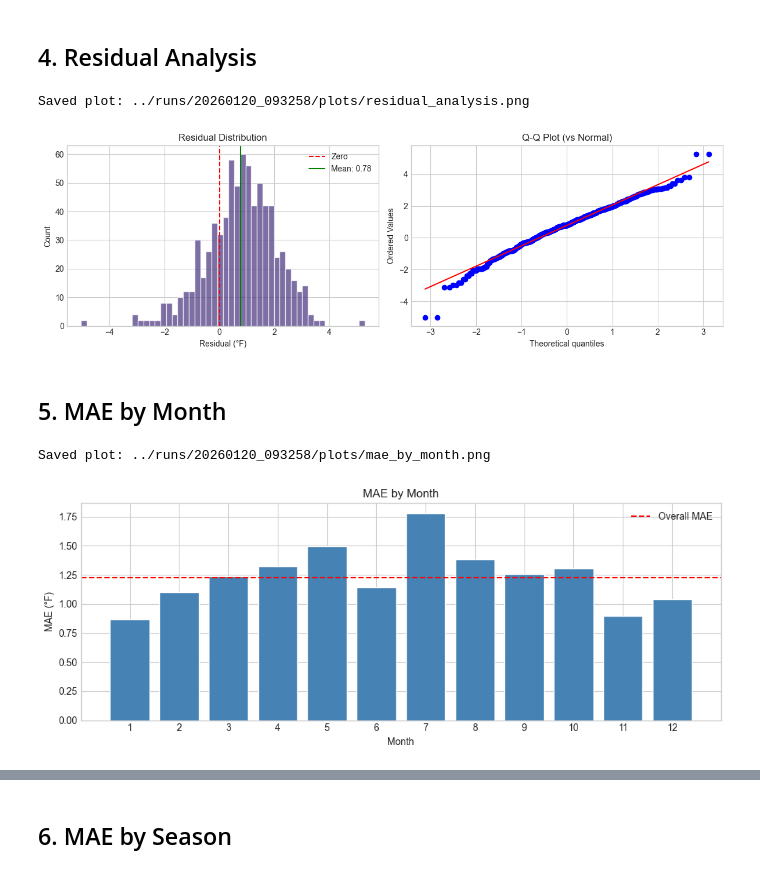
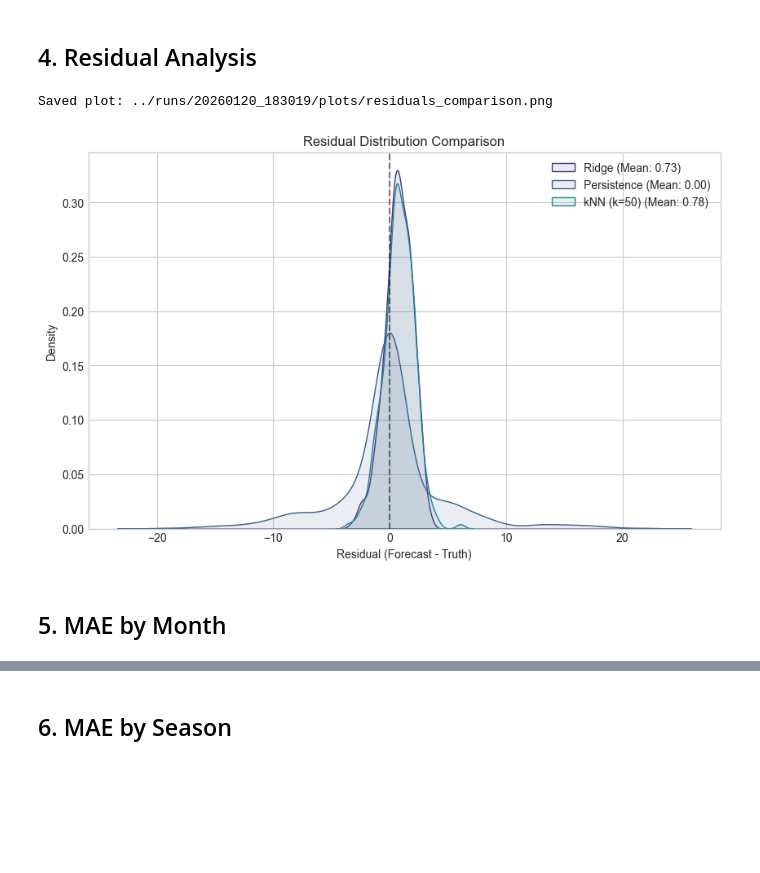
Before and after one commit to kyler505/temp-data-pipeline, a Jupyter notebook: notebooks/eval_daily_tmax_analysis.ipynb, the cells around one changed output, grey strips where cells are left out. Drawn from its saved outputs; the diff is of its cells as text; code cells hidden in the pictures; blank space fills up the shorter version.

```diff
--- a/notebooks/eval_daily_tmax_analysis.ipynb
+++ b/notebooks/eval_daily_tmax_analysis.ipynb
@@ -60,5 +42,6 @@ Artifacts: /Users/kcao/Documents/temp-data-pipeline/runs/20260120_093258
 runs = list_runs(Path('../runs'))
 print(f"Available runs ({len(runs)}):")
 for r in runs[:5]:
-    print(f"  - {r['run_id']}: {r.get('run_name', 'N/A')}")
+    model_info = f"Models: {r['model_names']}" if r.get('is_multi_model') else f"Run: {r.get('run_name')}"
+    print(f"  - {r['run_id']} [{r.get('timestamp', '')}]: {model_info}")
 # %% [output]
@@ -126,50 +174,23 @@ Mean sigma: 1.60°F
 # %% [markdown]
 ## 4. Residual Analysis
-# %%
-if run_id:
-    fig, axes = plt.subplots(1, 2, figsize=(12, 4))
-
-    # Residual histogram
-    ax = axes[0]
-    residuals = residuals_df['residual_f']
-    ax.hist(residuals, bins=50, edgecolor='white', alpha=0.7)
-    ax.axvline(0, color='red', linestyle='--', label='Zero')
-    ax.axvline(residuals.mean(), color='green', linestyle='-', label=f'Mean: {residuals.mean():.2f}')
-    ax.set_xlabel('Residual (°F)')
-    ax.set_ylabel('Count')
-    ax.set_title('Residual Distribution')
-    ax.legend()
-
-    # Q-Q plot
-    ax = axes[1]
-    from scipy import stats
-    stats.probplot(residuals, dist='norm', plot=ax)
-    ax.set_title('Q-Q Plot (vs Normal)')
-
-    plt.tight_layout()
-    save_run_plot(fig, 'residual_analysis.png', run_id)
-    plt.show()
-# %% [output]
-Saved plot: ../runs/20260120_093258/plots/residual_analysis.png
-[figure, removed]
+# %%
+if results:
+    fig, ax = plt.subplots(figsize=(10, 6))
+
+    for name, data in results.items():
+        res = data['residuals_df']['residual_f']
+        # Use KDE for smoother comparison or Hist with step
+        sns.kdeplot(res, label=f"{name} (Mean: {res.mean():.2f})", fill=True, alpha=0.1, ax=ax)
+
+    ax.axvline(0, color='black', linestyle='--', alpha=0.5)
+    ax.set_title("Residual Distribution Comparison")
+    ax.set_xlabel("Residual (Forecast - Truth)")
+    ax.legend()
+
+    save_run_plot(fig, "residuals_comparison.png", run_id, base_dir=Path('../runs'))
+    plt.show()
+# %% [output]
+Saved plot: ../runs/20260120_183019/plots/residuals_comparison.png
+[figure, added]
 # %% [markdown]
 ## 5. MAE by Month
-# %%
-if run_id and 'by_month' in slices:
-    by_month = slices['by_month']
-    months = sorted(by_month.keys(), key=int)
-    maes = [by_month[m]['mae'] for m in months]
-
-    fig, ax = plt.subplots(figsize=(10, 4))
-    ax.bar(months, maes, color='steelblue', edgecolor='white')
-    ax.axhline(metrics['forecast']['mae'], color='red', linestyle='--', label='Overall MAE')
-    ax.set_xlabel('Month')
-    ax.set_ylabel('MAE (°F)')
-    ax.set_title('MAE by Month')
-    ax.legend()
-    plt.tight_layout()
-    save_run_plot(fig, 'mae_by_month.png', run_id)
-    plt.show()
-# %% [output]
-Saved plot: ../runs/20260120_093258/plots/mae_by_month.png
-[figure, removed]
```
Also changed, not shown: parts of 14 cells of this notebook, 29 other files.
